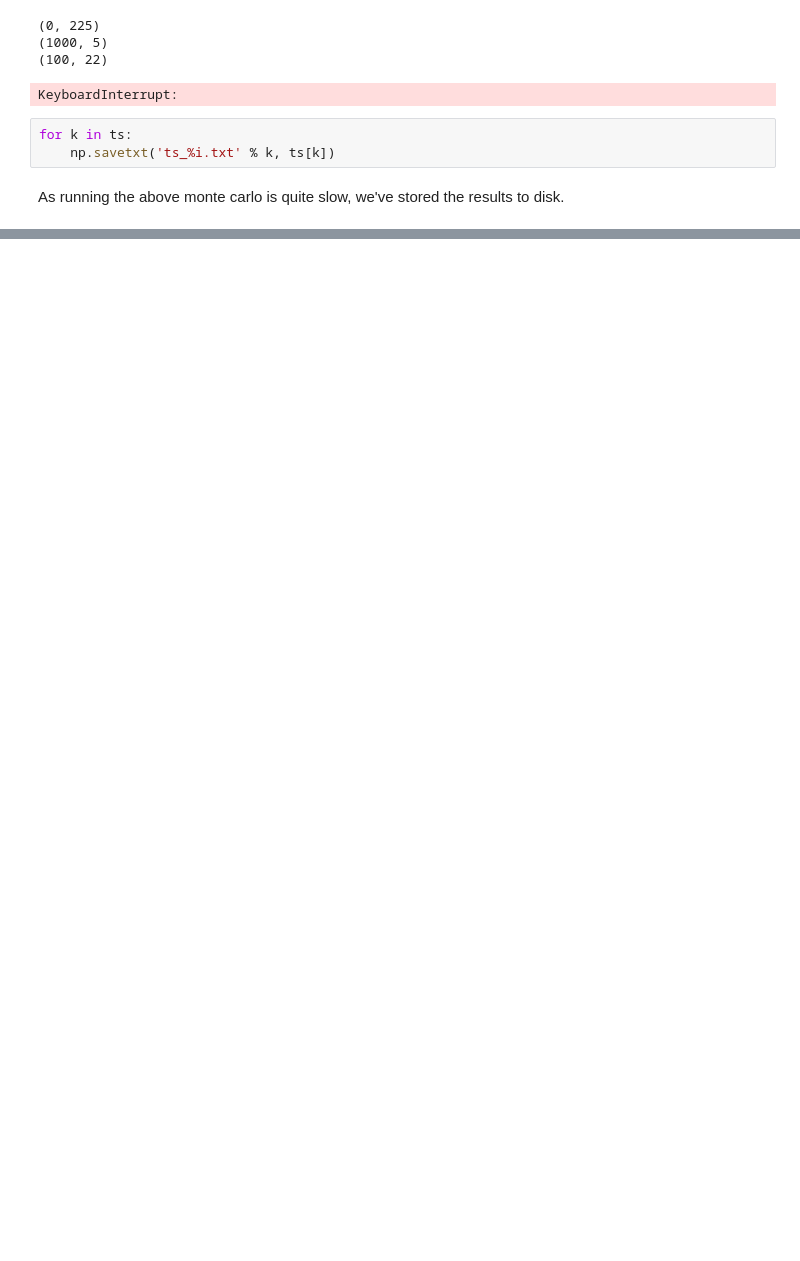
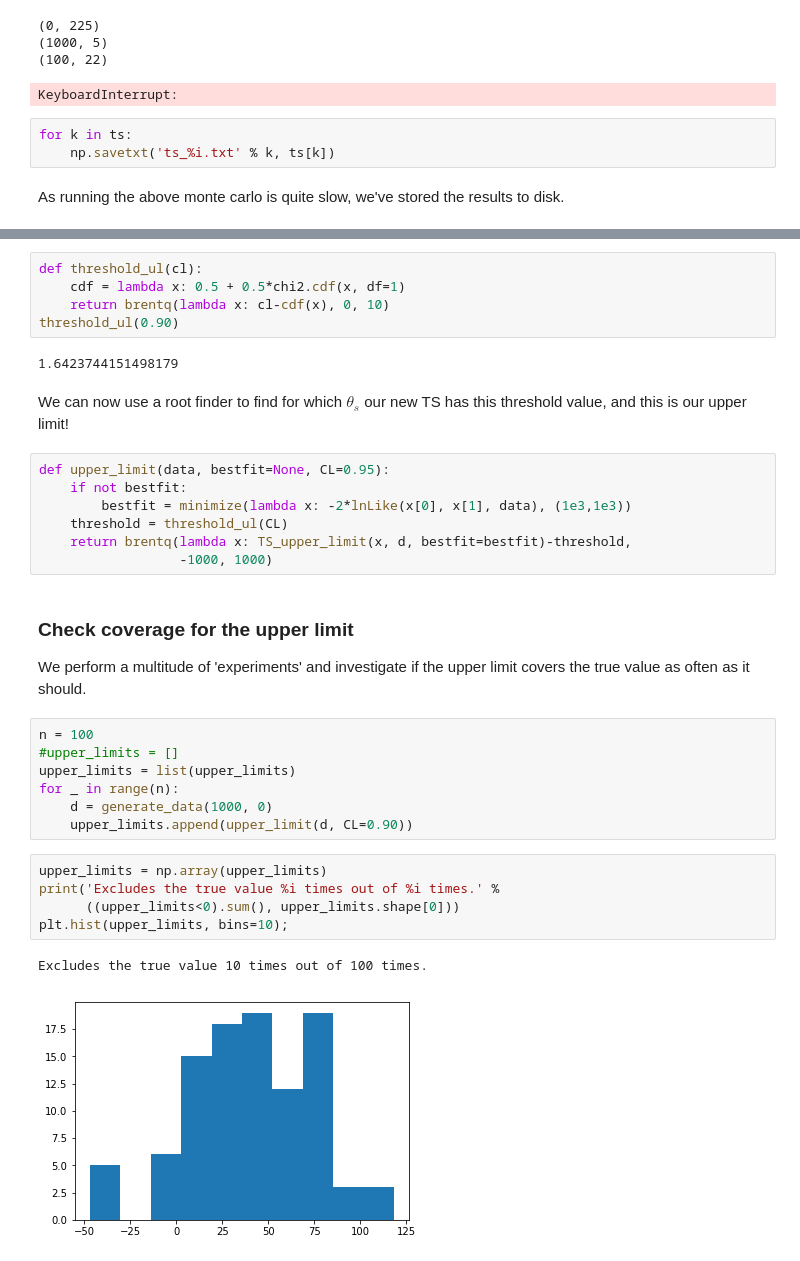
Before and after one commit to tedwards2412/exclusion-limits, a Jupyter notebook: An Upper Limit Howto.ipynb, the cells around one changed output, grey strips where cells are left out. Saved outputs shown, nothing was run; the diff lists cells and outputs as text; blank space fills up the shorter version.

```diff
--- a/An Upper Limit Howto.ipynb
+++ b/An Upper Limit Howto.ipynb
@@ -180,0 +246,35 @@ def
+# %%
+def threshold_ul(cl):
+    cdf = lambda x: 0.5 + 0.5*chi2.cdf(x, df=1)
+    return brentq(lambda x: cl-cdf(x), 0, 10)
+threshold_ul(0.90)
+# %% [output]
+1.6423744151498179
+# %% [markdown]
+We can now use a root finder to find for which $\theta_s$ our new TS has this threshold value, and this is our upper limit!
+# %%
+def upper_limit(data, bestfit=None, CL=0.95):
+    if not bestfit:
+        bestfit = minimize(lambda x: -2*lnLike(x[0], x[1], data), (1e3,1e3))
+    threshold = threshold_ul(CL)
+    return brentq(lambda x: TS_upper_limit(x, d, bestfit=bestfit)-threshold,
+                  -1000, 1000)
+# %% [markdown]
+### Check coverage for the upper limit
+
+We perform a multitude of 'experiments' and investigate if the upper limit covers the true value as often as it should.
+# %%
+n = 100
+#upper_limits = []
+upper_limits = list(upper_limits)
+for _ in range(n):
+    d = generate_data(1000, 0)
+    upper_limits.append(upper_limit(d, CL=0.90))
+# %%
+upper_limits = np.array(upper_limits)
+print('Excludes the true value %i times out of %i times.' %
+      ((upper_limits<0).sum(), upper_limits.shape[0]))
+plt.hist(upper_limits, bins=10);
+# %% [output]
+Excludes the true value 10 times out of 100 times.
+[figure, added]
```
Also changed, not shown: parts of 19 cells of this notebook.
